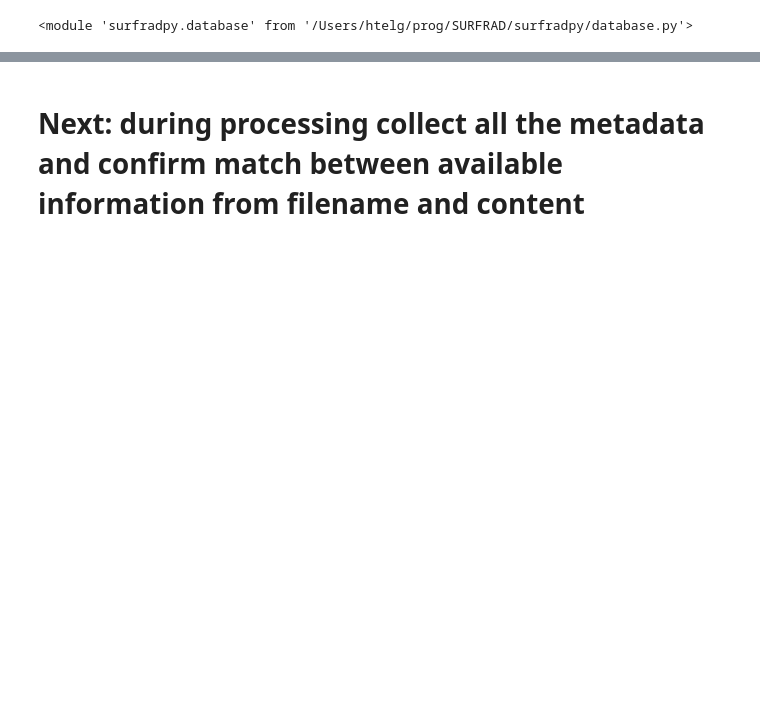
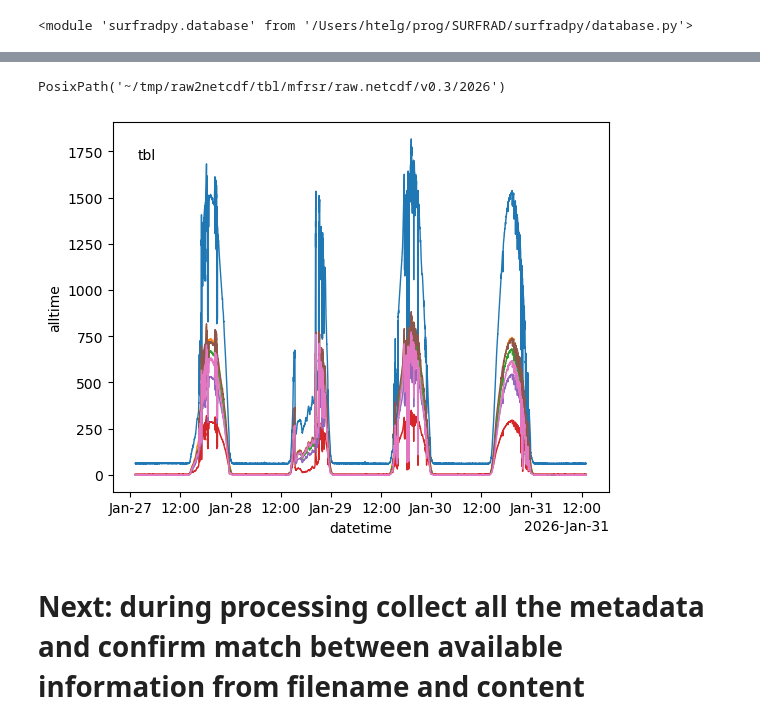
Before and after one commit to hagne/SURFRAD, a Jupyter notebook: notebooks/production/surfrad/mfrsr/raw2netcdf.ipynb, the cells around one changed output, grey strips where cells are left out. Cells and saved outputs as stored; diff of their text form; code cells hidden in the pictures; blank space fills up the shorter version.

```diff
--- a/notebooks/production/surfrad/mfrsr/raw2netcdf.ipynb
+++ b/notebooks/production/surfrad/mfrsr/raw2netcdf.ipynb
@@ -99,2 +321,45 @@ SyntaxError: keyword argument repeated: path2surfrad_database (3584841971.py, li
+# %%
+version = '0.3'
+days = 7
+# p2fld = '/Volumes/grad/Inst/MFR/SURFRAD/bnd/mfrsr/raw.netcdf/v0.3/2026/
+# p2fld = '/Volumes/grad/Inst/MFR/SURFRAD/bnd/mfrsr/v0.3/2026/
+p2fld = f'~/tmp/raw2netcdf/{site}/mfrsr/raw.netcdf/v{{version}}/2026'
+# %%
+pl.Path(p2fld.format(site = s, version = version))
+# %% [output]
+PosixPath('~/tmp/raw2netcdf/tbl/mfrsr/raw.netcdf/v0.3/2026')
+# %%
+sites = [
+    # 'gwn', 'psu',
+         # 'sxf',
+         'tbl',
+    # 'bnd', 'fpe', 'dra'
+        ]
+data = {}
+for s in sites:
+    # print(s)
+    fl = list(pl.Path(p2fld.format(site = s, version = version)).expanduser().glob('*.nc'))
+    fl.sort()
+
+    fl[- days:]
+
+    ds = xr.open_mfdataset(fl[- days:])
+
+    data[s] = ds
+# %%
+f, aa = plt.subplots(len(data.keys()), sharex=True, gridspec_kw={'hspace': 0})
+aa = [aa,]
+for e,s in enumerate(data):
+    a = aa[e]
+    ds  = data[s]
+    ds.alltime.plot.line(x='datetime', ax = a, lw = 1)
+    a.legend().remove()
+    a.text(0.05, 0.9, s, transform = a.transAxes)
+
+end = pd.Timestamp.now(tz = 'UTC')
+start = end - pd.to_timedelta(days, 'D')
+# aa[-1].set_xlim(start, end)
+# %% [output]
+[figure, added]
 # %% [markdown]
 # Next: during processing collect all the metadata and confirm match between available information from filename and content
```
Also changed, not shown: parts of 25 cells of this notebook, 10 other files.
